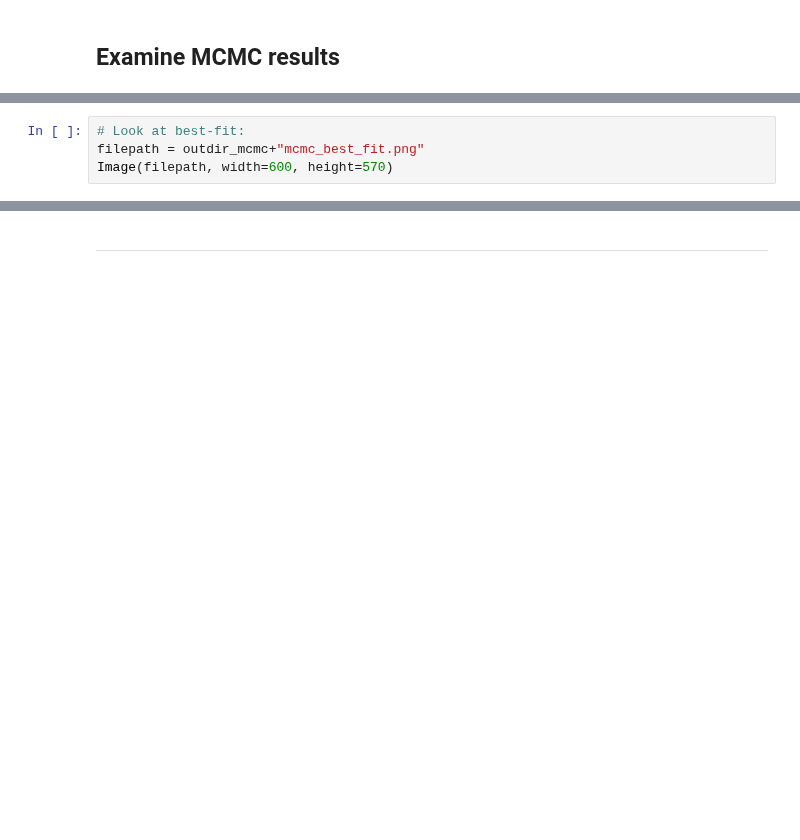
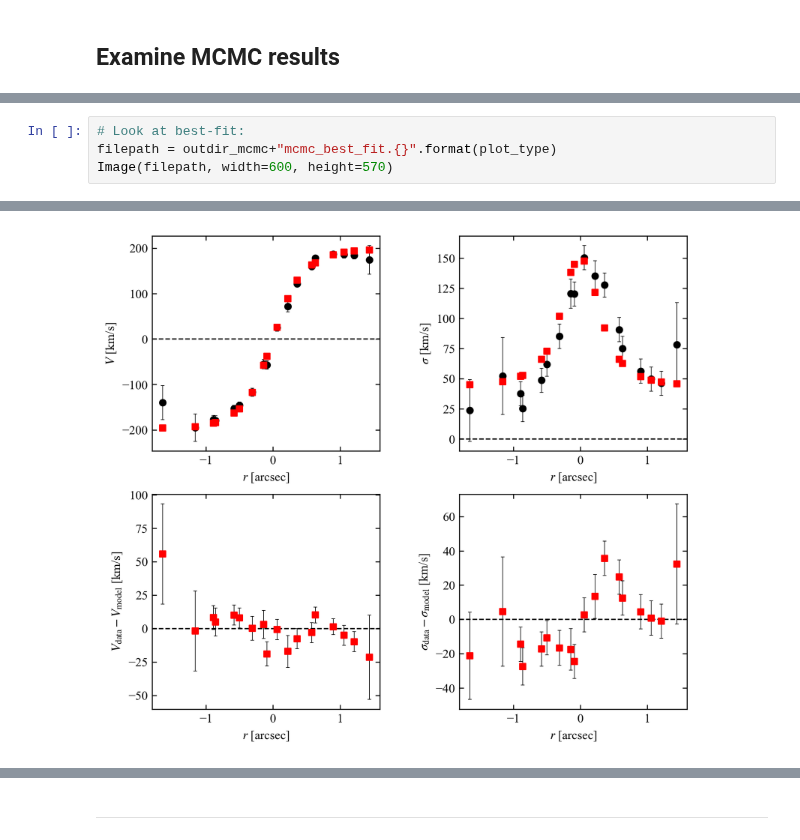
Before and after one commit to dysmalpy/dysmalpy, a Jupyter notebook: examples/notebooks/dysmalpy_example_fit_1D.ipynb, the cells around one changed output, grey strips where cells are left out. Saved outputs shown, nothing was run; the diff lists cells and outputs as text; blank space fills up the shorter version.

```diff
--- a/examples/notebooks/dysmalpy_example_fit_1D.ipynb
+++ b/examples/notebooks/dysmalpy_example_fit_1D.ipynb
@@ -364,5 +471,5 @@ Image(filepath, width=600, height=400)
 # %%
 # Look at best-fit:
-filepath = outdir_mcmc+"mcmc_best_fit.png"
+filepath = outdir_mcmc+"mcmc_best_fit.{}".format(plot_type)
 Image(filepath, width=600, height=570)
 # %% [output]
@@ -370,2 +476,3 @@ Image(filepath, width=600, height=570)
+[figure, added]
 # %%
 # Look at corner:
```
Also changed, not shown: parts of 42 cells of this notebook, 11 other files.
